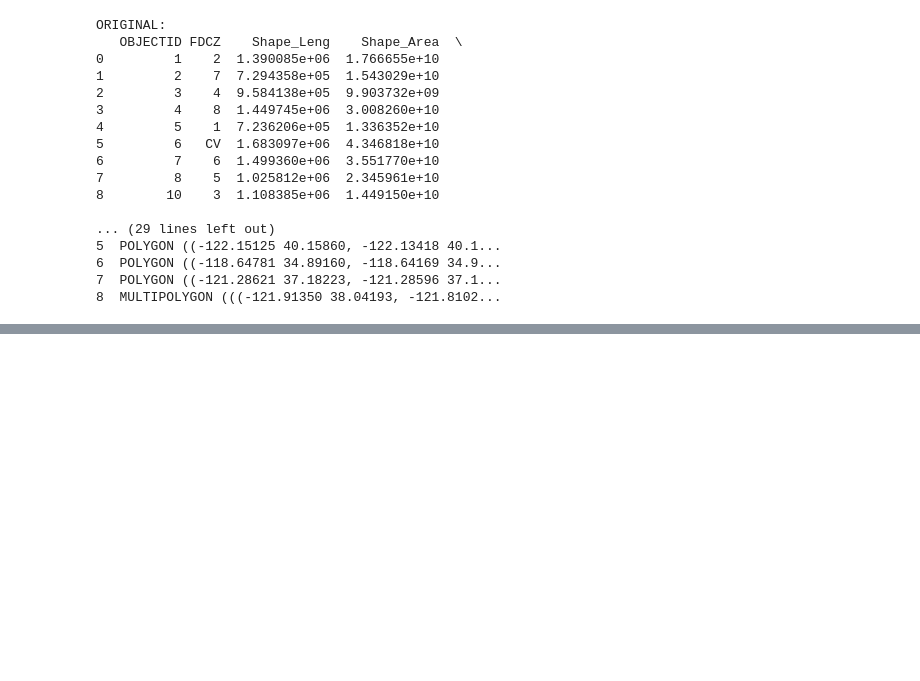
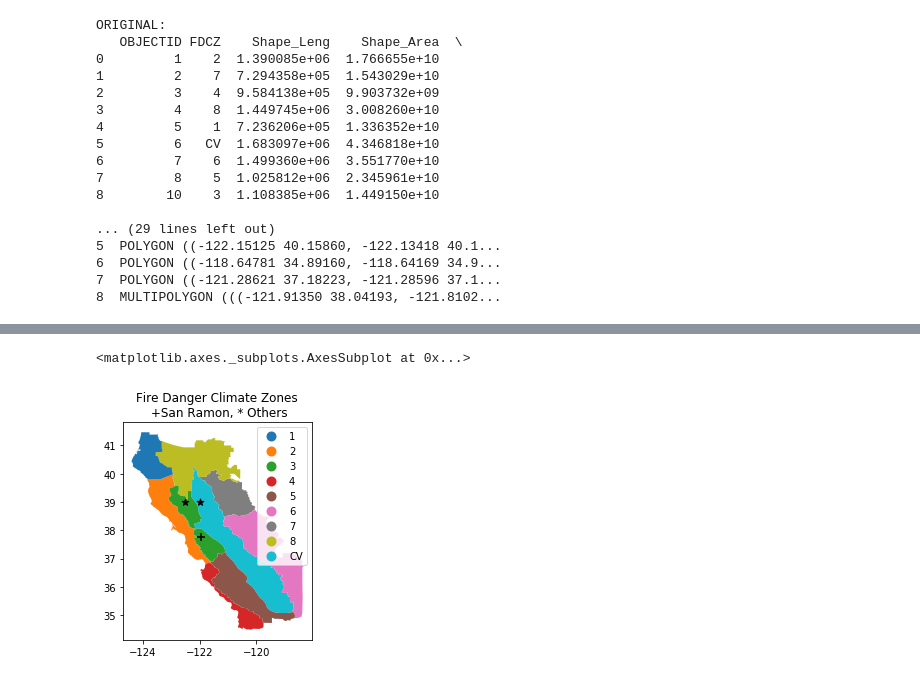
Before and after one commit to edwinfcampos/Showcase, a Jupyter notebook: CodingExample.ipynb, the cells around one changed output, grey strips where cells are left out. Drawn from its saved outputs; the diff is of its cells as text; code cells hidden in the pictures; blank space fills up the shorter version.

Commit message:
Add files via upload
Point in Polygon calculation

```diff
--- a/CodingExample.ipynb
+++ b/CodingExample.ipynb
@@ -383,0 +426,12 @@ ORIGINAL:
+# %%
+# Create point shapes
+df_points = pd.DataFrame(
+    {'City': ['San Ramon', 'PointCV', 'Point3'],
+     'State': ['California', 'California', 'California'],
+     'Country': ['United States', 'United States', 'United States'],
+     'Latitude': [san_ramon_lat, 39.0, 39.0],
+     'Longitude': [san_ramon_lon, -122.0, -122.5]
+    })
+geodf_geo_points = geopandas.GeoDataFrame(
+    df_points, geometry=geopandas.points_from_xy(df_points.Longitude, df_points.Latitude))
+print(geodf_geo_points)
@@ -383,0 +448,11 @@ ORIGINAL:
+# %%
+# Overplot that point shape within the Fire Danger Climate Zones
+fig, ax = plt.subplots()
+geodf_geo.plot(ax=ax,column='FDCZ',legend=True)
+ax.set_title("Fire Danger Climate Zones\n +San Ramon, * Others")
+geodf_geo_points.iloc[1:].plot(ax=ax, color='black', marker='*', markersize=50)
+#geodf_geo_point.plot(ax=ax, color='black', marker='+', markersize=50)
+geodf_geo_points.iloc[0:1].plot(ax=ax, color='black', marker='+', markersize=50)
+# %% [output]
+<matplotlib.axes._subplots.AxesSubplot at 0x...>
+[figure, added]
```
Also changed, not shown: parts of 17 cells of this notebook.
